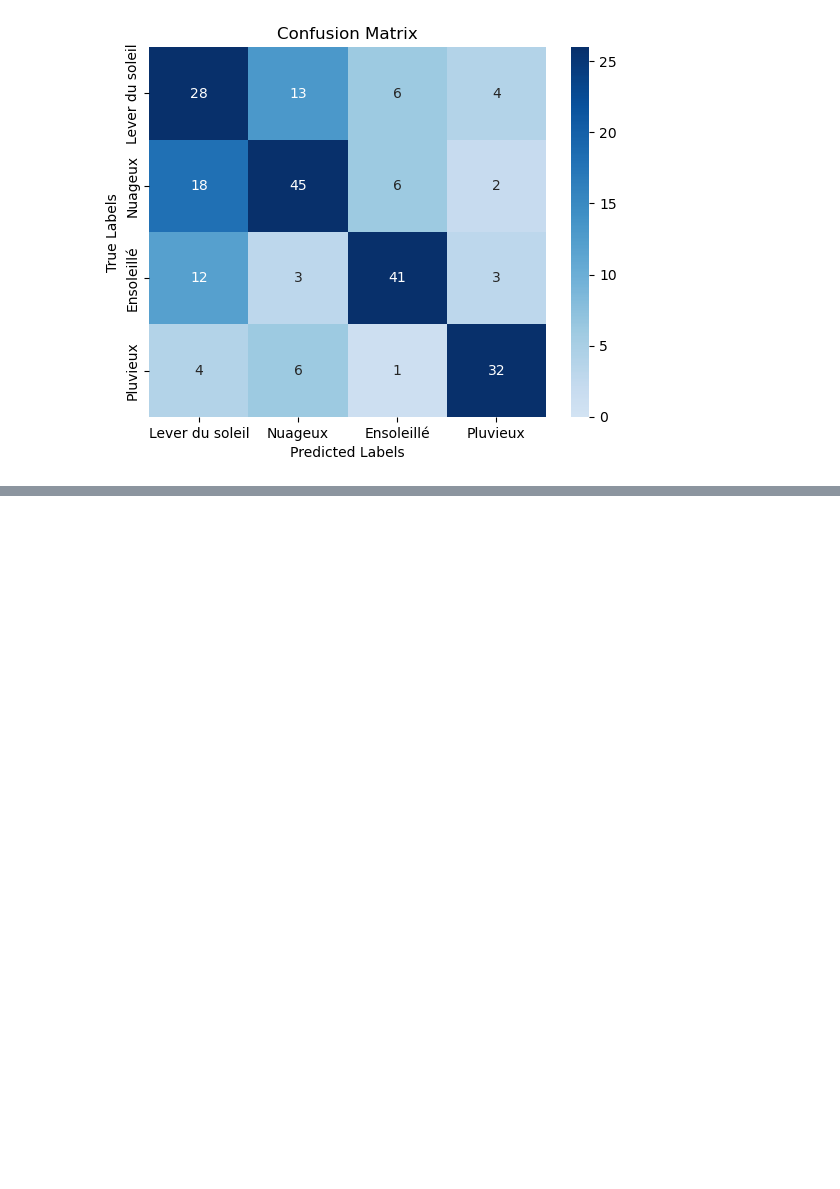
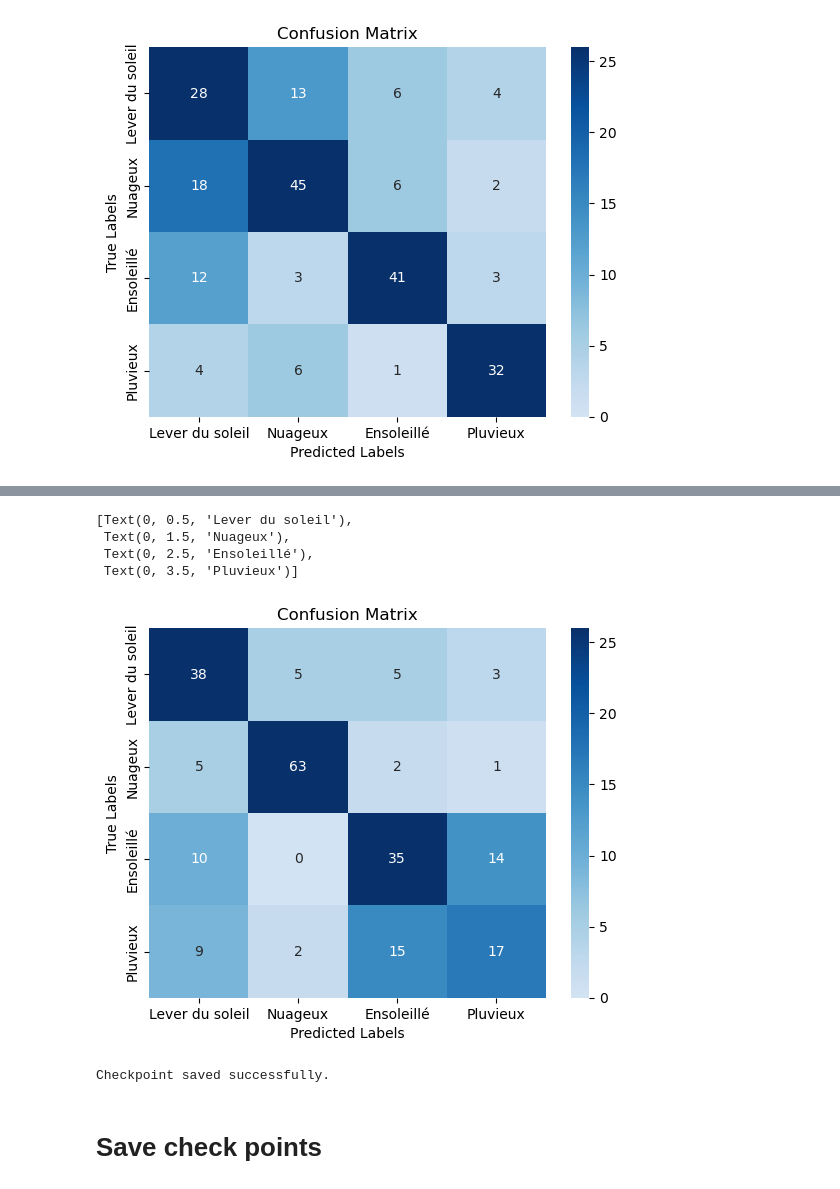
Before and after one commit to Jalalbaim/Rain-Or-Shine, a Jupyter notebook: VF.ipynb, the cells around one changed output, grey strips where cells are left out. Saved outputs shown, nothing was run; the diff lists cells and outputs as text; code cells hidden in the pictures; blank space fills up the shorter version.

```diff
--- a/VF.ipynb
+++ b/VF.ipynb
@@ -401,0 +611,7 @@ ax.yaxis.set_ticklabels(['Lever du soleil', 'Nuageux', "Ensoleillé", 'Pluvieux'
+# %%
+test_set['HSV'] = None
+
+for i in range(len(test_set)):
+    path = test_set['Picture Path'].iloc[i]
+    hsv =  calculate_hsv(path)
+    test_set['HSV'].iloc[i] = hsv
@@ -401,0 +622,12 @@ ax.yaxis.set_ticklabels(['Lever du soleil', 'Nuageux', "Ensoleillé", 'Pluvieux'
+# %%
+X_train_hsv = np.array(train_set['HSV'].values.tolist())
+X_train_rgb = np.array(train_set['RGB'].values.tolist())
+X_train_lbp = np.array(train_set['LBP'].values.tolist())
+X_train_luminance = np.array(train_set['Luminance'].values.tolist())
+
+X_train = np.column_stack((X_train_hsv, X_train_luminance))
+y_train = train_set['Label']
+
+knn = KNeighborsClassifier(n_neighbors=5, metric='euclidean')
+# knn = KNeighborsClassifier(n_neighbors=5, metric='mahalanobis', metric_params={'V': np.cov(X_train, rowvar=False)})
+knn.fit(X_train, y_train)
@@ -401,0 +636,16 @@ ax.yaxis.set_ticklabels(['Lever du soleil', 'Nuageux', "Ensoleillé", 'Pluvieux'
+# %%
+X_test_hsv = np.array(test_set['HSV'].values.tolist())
+X_test_rgb = np.array(test_set['RGB'].values.tolist())
+X_test_lbp = np.array(test_set['LBP'].values.tolist())
+X_test_luminance = np.array(test_set['Luminance'].values.tolist())
+
+X_test = np.column_stack((X_test_hsv, X_test_luminance))
+y_test = test_set['Label']
+
+y_pred = knn.predict(X_test)
+
+accuracy = accuracy_score(y_test, y_pred)
+print("Accuracy:", accuracy)
+
+print("Classification Report:")
+print(classification_report(y_test, y_pred))
@@ -401,0 +665,33 @@ ax.yaxis.set_ticklabels(['Lever du soleil', 'Nuageux', "Ensoleillé", 'Pluvieux'
+# %%
+cm = confusion_matrix(y_test, y_pred)
+ax = plt.subplot()
+sns.heatmap(cm, vmin=0, vmax=26, center=10, cmap=plt.cm.Blues, annot=True)
+ax.set_xlabel('Predicted Labels');ax.set_ylabel('True Labels')
+ax.set_title('Confusion Matrix')
+ax.xaxis.set_ticklabels(['Lever du soleil', 'Nuageux', "Ensoleillé", 'Pluvieux'])
+ax.yaxis.set_ticklabels(['Lever du soleil', 'Nuageux', "Ensoleillé", 'Pluvieux'])
+# %% [output]
+[Text(0, 0.5, 'Lever du soleil'),
+ Text(0, 1.5, 'Nuageux'),
+ Text(0, 2.5, 'Ensoleillé'),
+ Text(0, 3.5, 'Pluvieux')]
+[figure, added]
+# %%
+import json
+
+# Define the checkpoint data
+checkpoint_data = {
+    'model_name': 'K-Nearest Neighbors',
+    'features': ['RGB', 'LBP', 'Luminance', 'HSV'],
+    'model_parameters': knn.get_params(),
+    'accuracy': accuracy,
+    'results': classification_report(y_test, y_pred, output_dict=True)
+}
+
+checkpoint.append(checkpoint_data)
+
+print("Checkpoint saved successfully.")
+# %% [output]
+Checkpoint saved successfully.
+# %% [markdown]
+# Save check points
```
Also changed, not shown: parts of 24 cells of this notebook, 1 other file.
